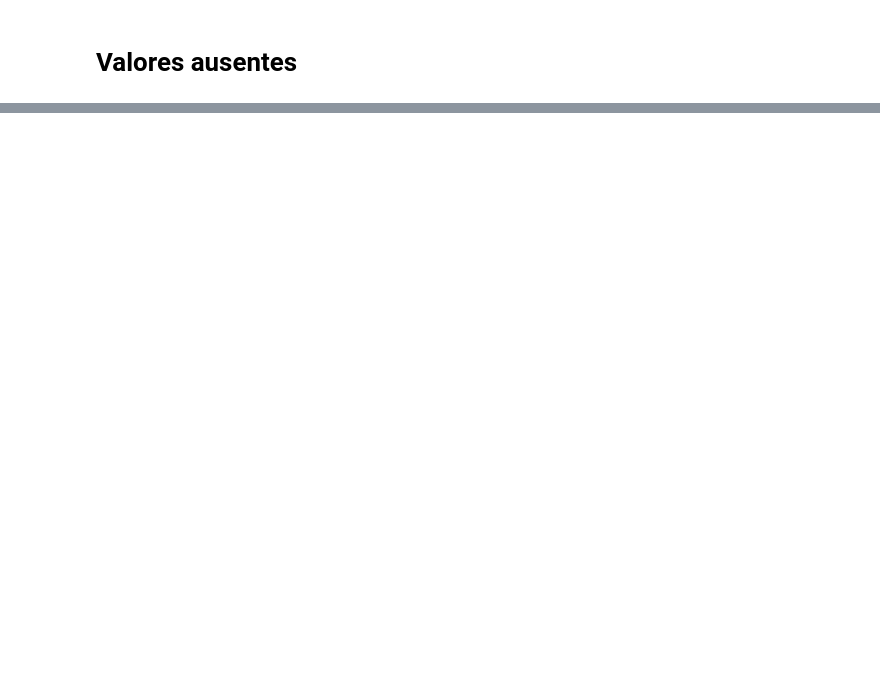
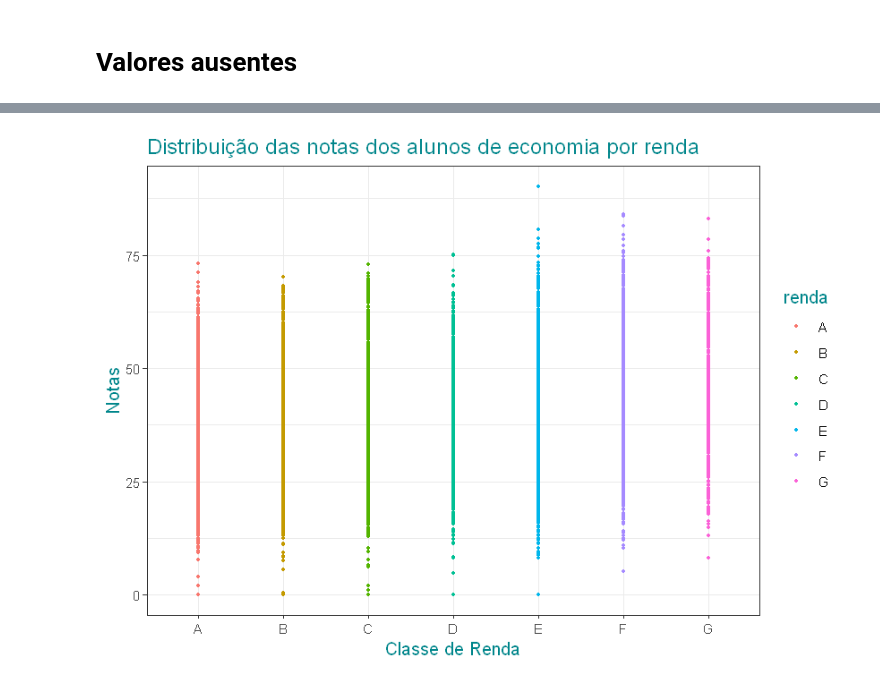
Before and after one commit to emariot/econometria, a Jupyter notebook: funcao_desempenho.ipynb, the cells around one changed output, grey strips where cells are left out. Drawn from its saved outputs; the diff is of its cells as text; code cells hidden in the pictures; blank space fills up the shorter version.

```diff
--- a/funcao_desempenho.ipynb
+++ b/funcao_desempenho.ipynb
@@ -153,0 +250,9 @@ head(df)
+# %%
+ggplot(data=df_1, aes(y=nota, x=renda))+
+    geom_point(aes(color=renda), size=0.8)+
+    ggtitle("Distribuição das notas dos alunos de economia por renda")+
+    labs(x="Classe de Renda", y="Notas")+
+    theme_bw()+
+    theme(title=element_text(size=12,color="turquoise4"))
+# %% [output]
+[figure, added]
```
Also changed, not shown: parts of 25 cells of this notebook.
